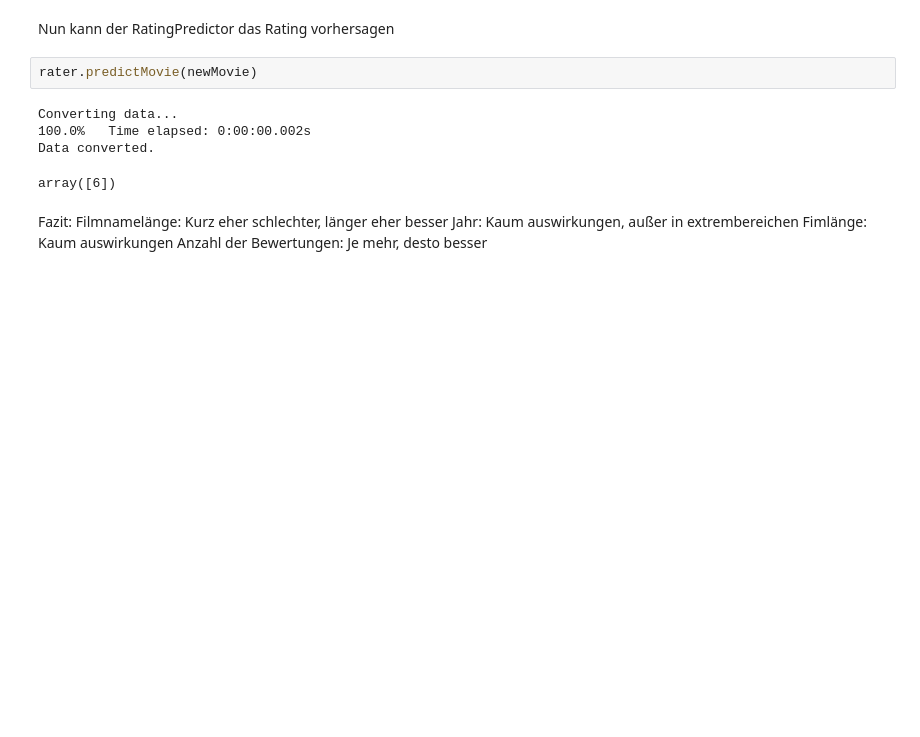
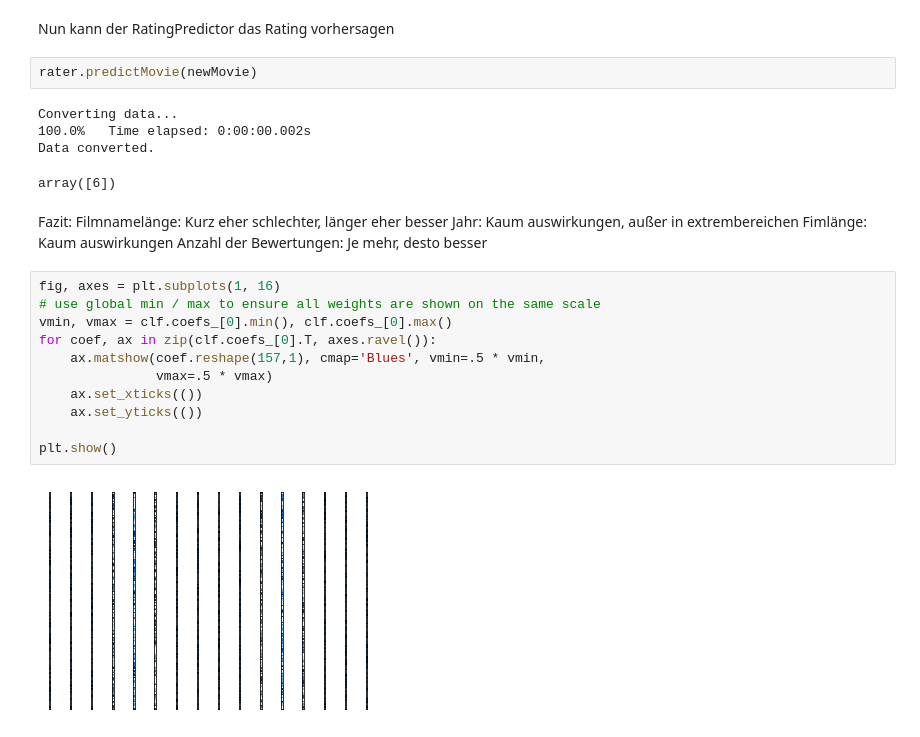
Before and after one commit to Tony1704/Imdbrating, a Jupyter notebook: python/imdbnotebook.ipynb, the cells around one changed output. Cells and saved outputs as stored; diff of their text form; blank space fills up the shorter version.

```diff
--- a/python/imdbnotebook.ipynb
+++ b/python/imdbnotebook.ipynb
@@ -335,3 +329,16 @@ Fazit: Filmnamelänge: Kurz eher schlechter, länger eher besser
        Jahr: Kaum auswirkungen, außer in extrembereichen
        Fimlänge: Kaum auswirkungen
        Anzahl der Bewertungen: Je mehr, desto besser
+# %%
+fig, axes = plt.subplots(1, 16)
+# use global min / max to ensure all weights are shown on the same scale
+vmin, vmax = clf.coefs_[0].min(), clf.coefs_[0].max()
+for coef, ax in zip(clf.coefs_[0].T, axes.ravel()):
+    ax.matshow(coef.reshape(157,1), cmap='Blues', vmin=.5 * vmin,
+               vmax=.5 * vmax)
+    ax.set_xticks(())
+    ax.set_yticks(())
+
+plt.show()
+# %% [output]
+[figure, added]
```
Also changed, not shown: parts of 2 cells of this notebook.
